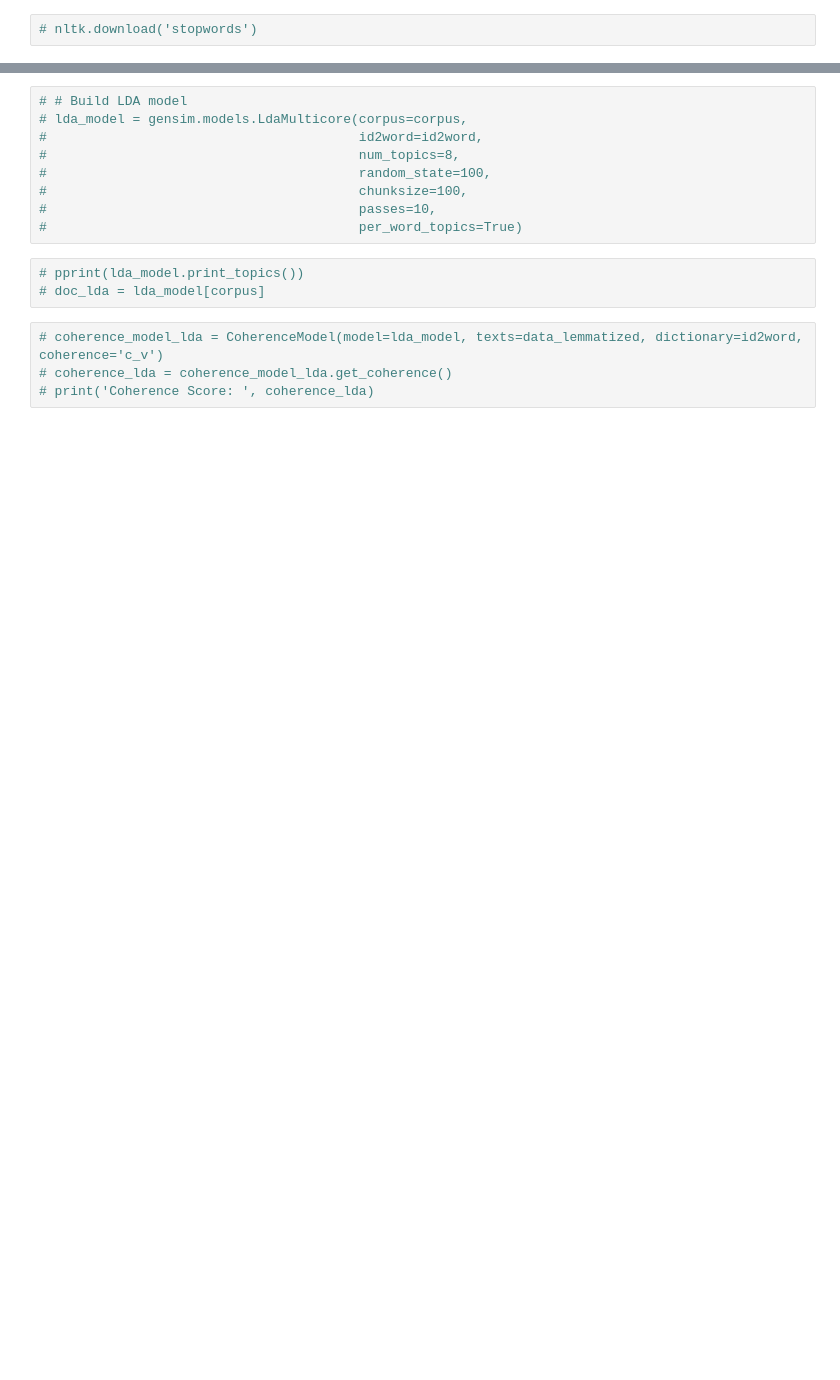
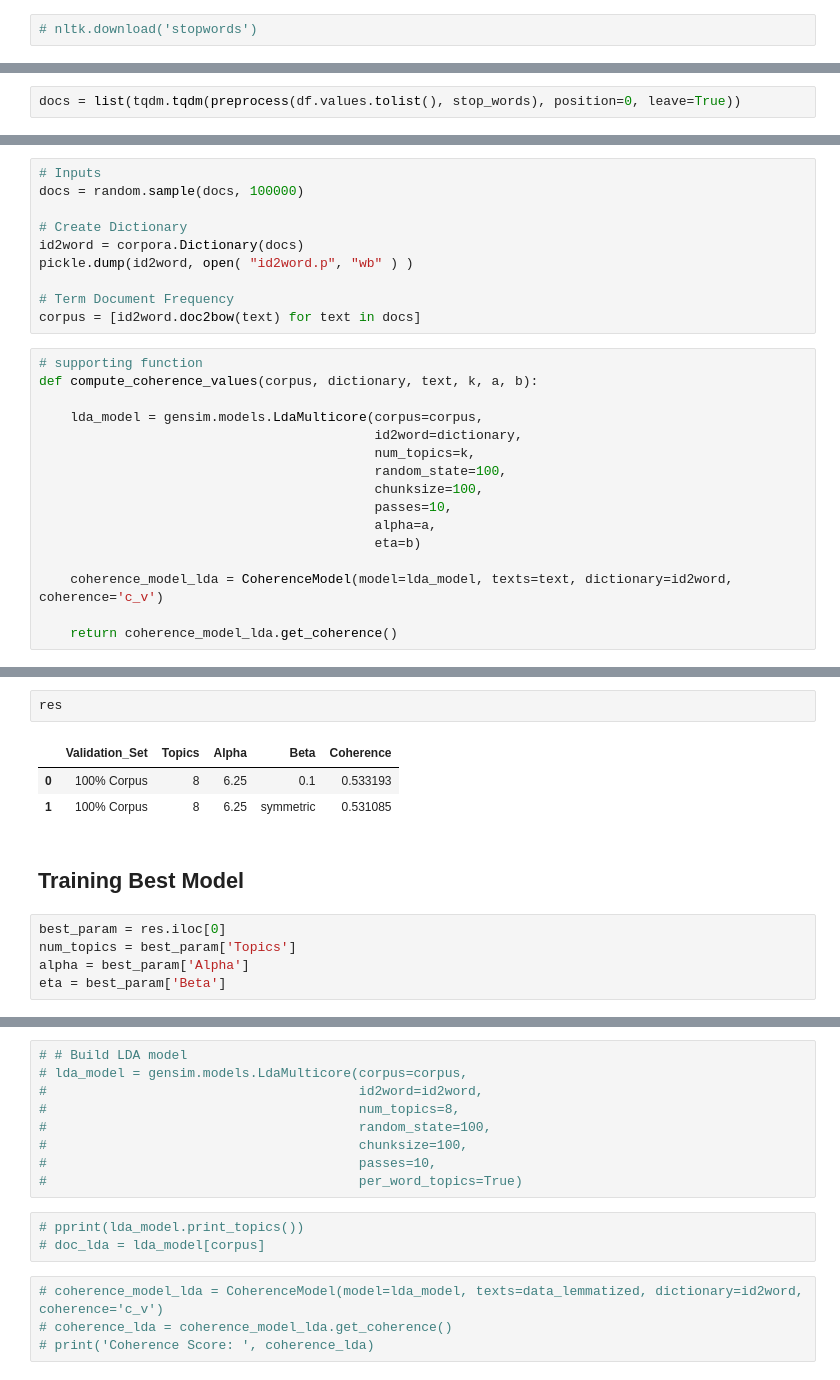
Before and after one commit to Anis-Bensaid/CapstoneProject, a Jupyter notebook: topic_modelling/Ratings and Reviews Topic Modeling.ipynb, the cells around one changed output, grey strips where cells are left out. Cells and saved outputs as stored; diff of their text form; blank space fills up the shorter version.

```diff
--- a/topic_modelling/Ratings and Reviews Topic Modeling.ipynb
+++ b/topic_modelling/Ratings and Reviews Topic Modeling.ipynb
@@ -93,0 +78,2 @@ corpus = [id2word.doc2bow(text) for text in data_words]
+# %%
+docs = list(tqdm.tqdm(preprocess(df.values.tolist(), stop_words), position=0, leave=True))
@@ -93,0 +86,26 @@ corpus = [id2word.doc2bow(text) for text in data_words]
+# %%
+# Inputs
+docs = random.sample(docs, 100000)
+
+# Create Dictionary
+id2word = corpora.Dictionary(docs)
+pickle.dump(id2word, open( "id2word.p", "wb" ) )
+
+# Term Document Frequency
+corpus = [id2word.doc2bow(text) for text in docs]
+# %%
+# supporting function
+def compute_coherence_values(corpus, dictionary, text, k, a, b):
+
+    lda_model = gensim.models.LdaMulticore(corpus=corpus,
+                                           id2word=dictionary,
+                                           num_topics=k,
+                                           random_state=100,
+                                           chunksize=100,
+                                           passes=10,
+                                           alpha=a,
+                                           eta=b)
+
+    coherence_model_lda = CoherenceModel(model=lda_model, texts=text, dictionary=id2word, coherence='c_v')
+
+    return coherence_model_lda.get_coherence()
@@ -93,0 +190,13 @@ corpus = [id2word.doc2bow(text) for text in data_words]
+# %%
+res
+# %% [output]
+|  | Validation_Set | Topics | Alpha | Beta | Coherence |
+| 0 | 100% Corpus | 8 | 6.25 | 0.1 | 0.533193 |
+| 1 | 100% Corpus | 8 | 6.25 | symmetric | 0.531085 |
+# %% [markdown]
+## Training Best Model
+# %%
+best_param = res.iloc[0]
+num_topics = best_param['Topics']
+alpha = best_param['Alpha']
+eta = best_param['Beta']
```
Also changed, not shown: parts of 54 cells of this notebook, 8 other files.
